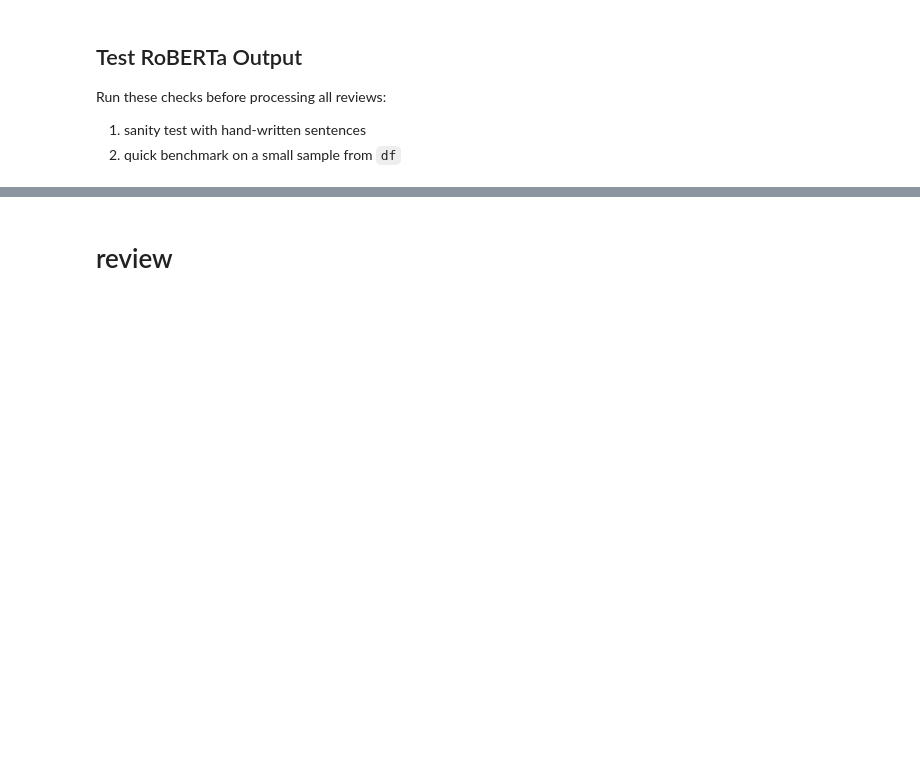
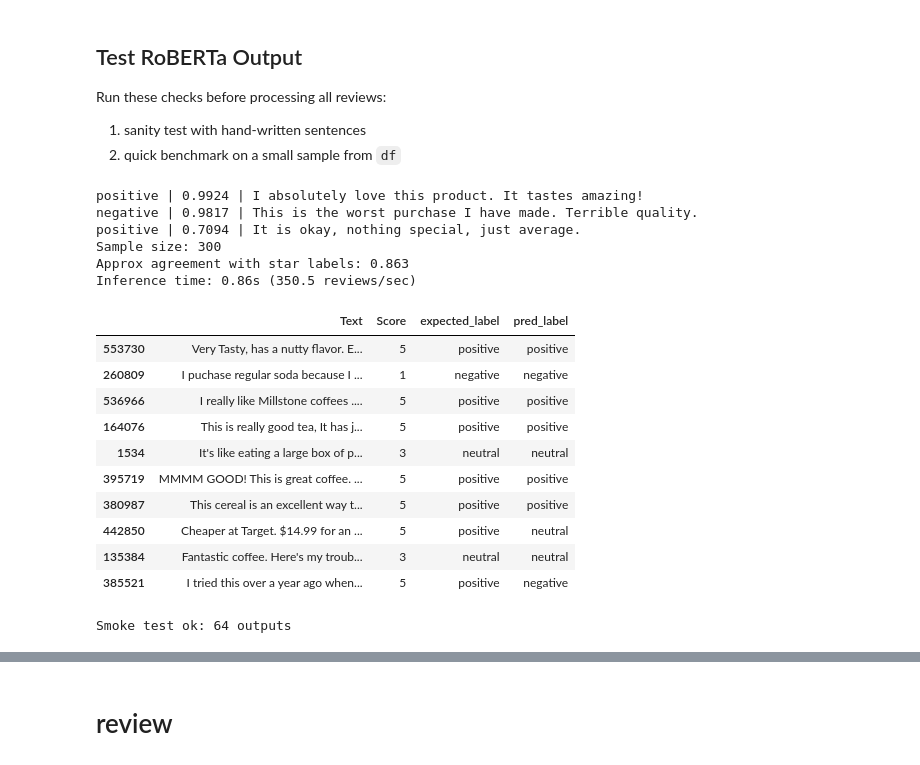
Before and after one commit to Rr-Diajeng/bigdata_project1, a Jupyter notebook: project1/project1.ipynb, the cells around one changed output, grey strips where cells are left out. Cells and saved outputs as stored; diff of their text form; code cells hidden in the pictures; blank space fills up the shorter version.

Commit message:
inference

```diff
--- a/project1/project1.ipynb
+++ b/project1/project1.ipynb
@@ -86,9 +162,16 @@ MODEL = "cardiffnlp/twitter-roberta-base-sentiment"
 tokenizer = AutoTokenizer.from_pretrained(MODEL)
 model = AutoModelForSequenceClassification.from_pretrained(MODEL)
 
+# Stability first: set this to False if you want to try GPU again.
+FORCE_CPU = False
+
 # Device priority: CUDA GPU (Windows/Linux) -> Apple MPS GPU (macOS) -> CPU
-if torch.cuda.is_available():
-    model_device = torch.device("cuda:0")
+if FORCE_CPU:
+    model_device = torch.device("cpu")
+    pipeline_device = -1
+    device_name = "CPU (forced for stability)"
+elif torch.cuda.is_available():
+    model_device = torch.device("cuda")
     pipeline_device = 0
     device_name = f"CUDA GPU ({torch.cuda.get_device_name(0)})"
 elif torch.backends.mps.is_available():
@@ -155,35 +316,61 @@ test_texts = [
     "It is okay, nothing special, just average."
 ]
 
 for t in test_texts:
-    pred = classifier(t)[0]
+    pred = predict_roberta([t], batch_size=1)[0]
     print(f"{pred['label']:>8} | {pred['score']:.4f} | {t}")
 
 # quick benchmark against star labels on a sample
 sample_n = min(300, len(df))
 eval_df = df[['Text', 'Score']].dropna().sample(sample_n, random_state=42).copy()
 
 def star_to_label(score):
     if score >= 4:
         return 'positive'
     if score == 3:
         return 'neutral'
     if score <= 2:
         return 'negative'
     return 'neutral'
 
 eval_df['expected_label'] = eval_df['Score'].apply(star_to_label)
 start = time.time()
-predictions = classifier(eval_df['Text'].tolist(), batch_size=32, truncation=True)
+predictions = predict_roberta(eval_df['Text'].tolist(), batch_size=16)
 elapsed = time.time() - start
 
 eval_df['pred_label'] = [p['label'].lower() for p in predictions]
 accuracy = (eval_df['expected_label'] == eval_df['pred_label']).mean()
 
 print(f"Sample size: {sample_n}")
 print(f"Approx agreement with star labels: {accuracy:.3f}")
 print(f"Inference time: {elapsed:.2f}s ({sample_n/elapsed:.1f} reviews/sec)")
 eval_df[['Text', 'Score', 'expected_label', 'pred_label']].head(10)
+# %% [output]
+positive | 0.9924 | I absolutely love this product. It tastes amazing!
+negative | 0.9817 | This is the worst purchase I have made. Terrible quality.
+positive | 0.7094 | It is okay, nothing special, just average.
+Sample size: 300
+Approx agreement with star labels: 0.863
+Inference time: 0.86s (350.5 reviews/sec)
+|  | Text | Score | expected_label | pred_label |
+| 553730 | Very Tasty, has a nutty flavor. E... | 5 | positive | positive |
+| 260809 | I puchase regular soda because I ... | 1 | negative | negative |
+| 536966 | I really like Millstone coffees .... | 5 | positive | positive |
+| 164076 | This is really good tea, It has j... | 5 | positive | positive |
+| 1534 | It's like eating a large box of p... | 3 | neutral | neutral |
+| 395719 | MMMM GOOD! This is great coffee. ... | 5 | positive | positive |
+| 380987 | This cereal is an excellent way t... | 5 | positive | positive |
+| 442850 | Cheaper at Target. $14.99 for an ... | 5 | positive | neutral |
+| 135384 | Fantastic coffee. Here's my troub... | 3 | neutral | neutral |
+| 385521 | I tried this over a year ago when... | 5 | positive | negative |
+# %%
+# smoke test: run a small batch so we don't wait hours
+smoke_n = min(64, len(df))
+smoke_texts = df['Text'].fillna('').astype(str).tolist()[:smoke_n]
+smoke_outputs = predict_roberta(smoke_texts, batch_size=16, return_all_scores=True)
+print("Smoke test ok:", len(smoke_outputs), "outputs")
+# %% [output]
+Smoke test ok: 64 outputs
 # %%
 res = {}
 batch_size = 32
```
Also changed, not shown: parts of 16 cells of this notebook.
